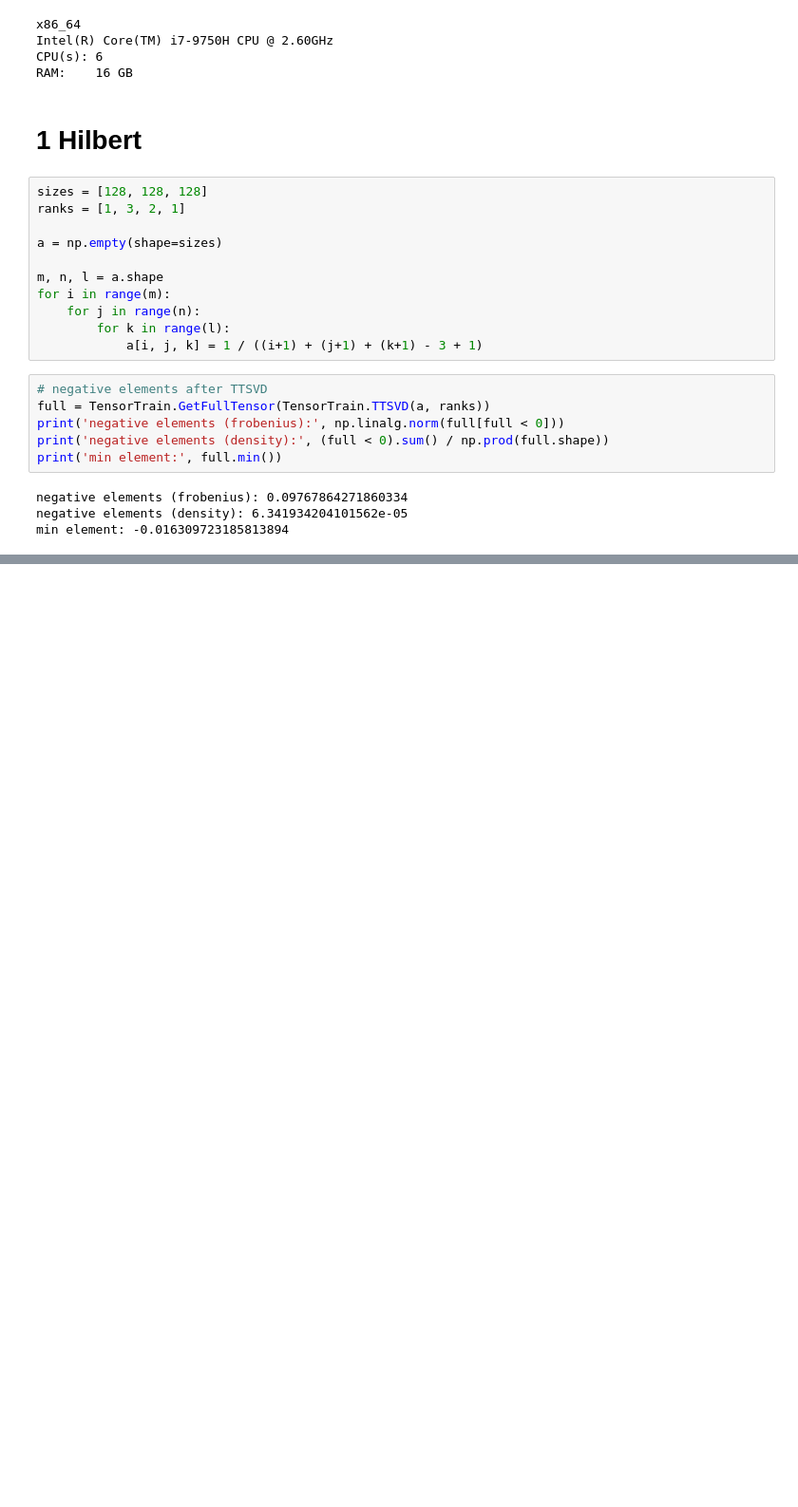
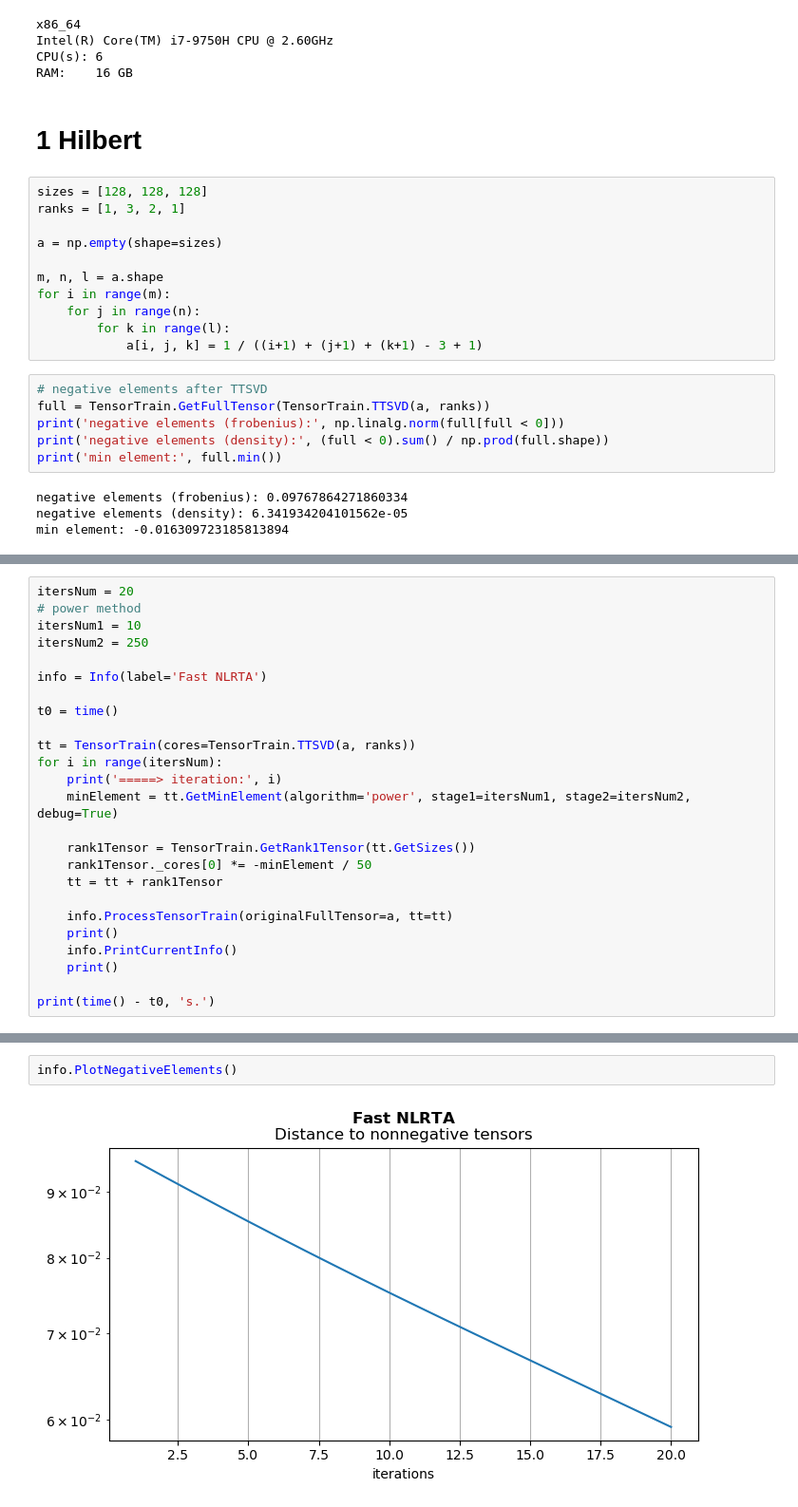
Before and after one commit to azamat11235/fast_approx, a Jupyter notebook: experiments.ipynb, the cells around one changed output, grey strips where cells are left out. Shown at 95% size. Saved outputs shown, nothing was run; the diff lists cells and outputs as text; blank space fills up the shorter version.

```diff
--- a/experiments.ipynb
+++ b/experiments.ipynb
@@ -99,0 +117,25 @@ minElement
+# %%
+itersNum = 20
+# power method
+itersNum1 = 10
+itersNum2 = 250
+
+info = Info(label='Fast NLRTA')
+
+t0 = time()
+
+tt = TensorTrain(cores=TensorTrain.TTSVD(a, ranks))
+for i in range(itersNum):
+    print('=====> iteration:', i)
+    minElement = tt.GetMinElement(algorithm='power', stage1=itersNum1, stage2=itersNum2, debug=True)
+
+    rank1Tensor = TensorTrain.GetRank1Tensor(tt.GetSizes())
+    rank1Tensor._cores[0] *= -minElement / 50
+    tt = tt + rank1Tensor
+
+    info.ProcessTensorTrain(originalFullTensor=a, tt=tt)
+    print()
+    info.PrintCurrentInfo()
+    print()
+
+print(time() - t0, 's.')
@@ -99,0 +160,4 @@ minElement
+# %%
+info.PlotNegativeElements()
+# %% [output]
+[figure, added]
```
Also changed, not shown: parts of 14 cells of this notebook, 2 other files.
